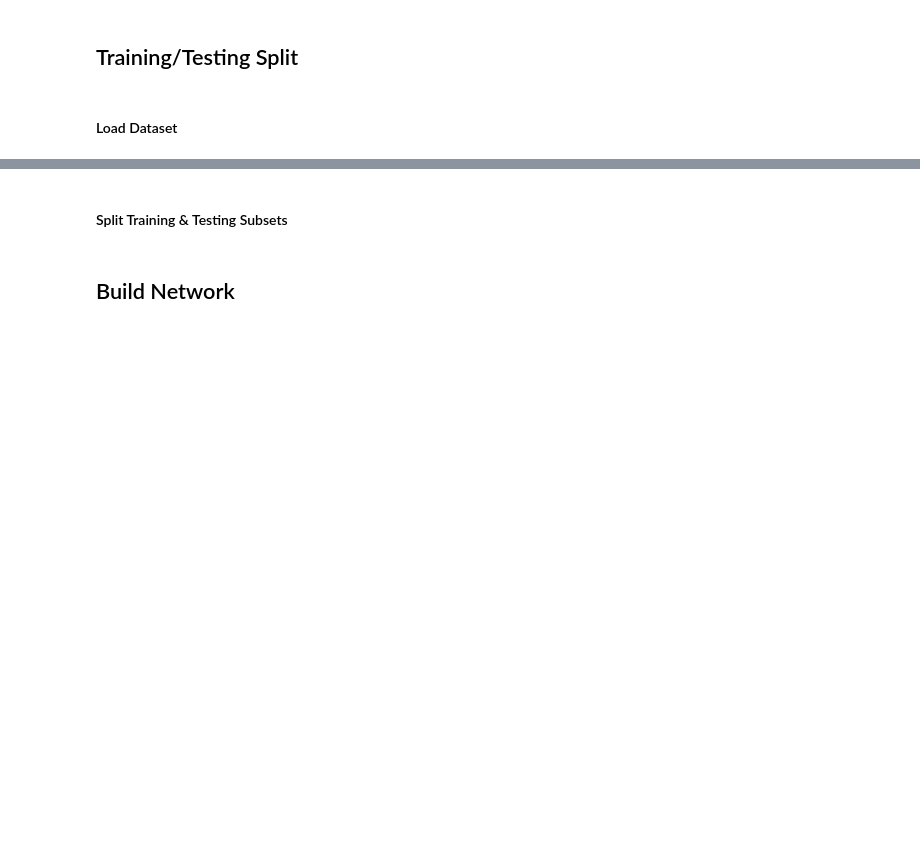
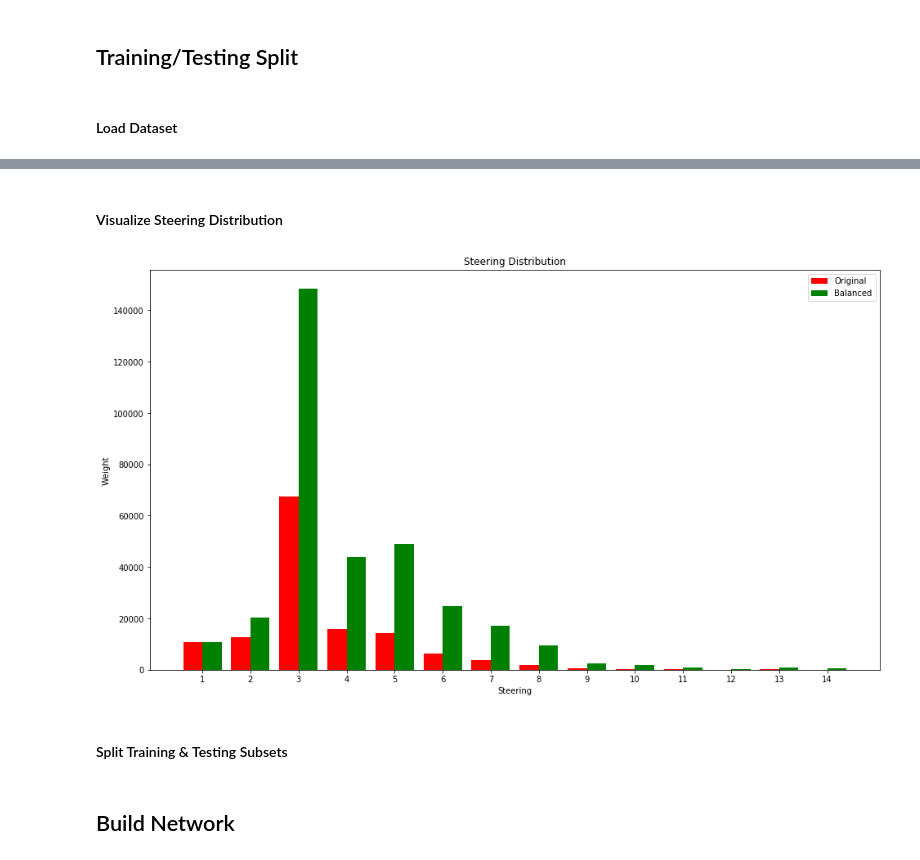
Before and after one commit to AlexGeControl/Auto-Car-01-Vision-03-Behavioral-Cloning, a Jupyter notebook: Behavioral-Cloning.ipynb, the cells around one changed output, grey strips where cells are left out. Drawn from its saved outputs; the diff is of its cells as text; code cells hidden in the pictures; blank space fills up the shorter version.

```diff
--- a/Behavioral-Cloning.ipynb
+++ b/Behavioral-Cloning.ipynb
@@ -50,3 +117,9 @@ y = np.hstack(y)
+# %% [markdown]
+#### Visualize Steering Distribution
+# %%
+draw_steering_distributions(y, ratio=0.6)
+# %% [output]
+[figure, added]
 # %% [markdown]
 #### Split Training & Testing Subsets
 # %%
```
Also changed, not shown: parts of 9 cells of this notebook, 6 other files.
